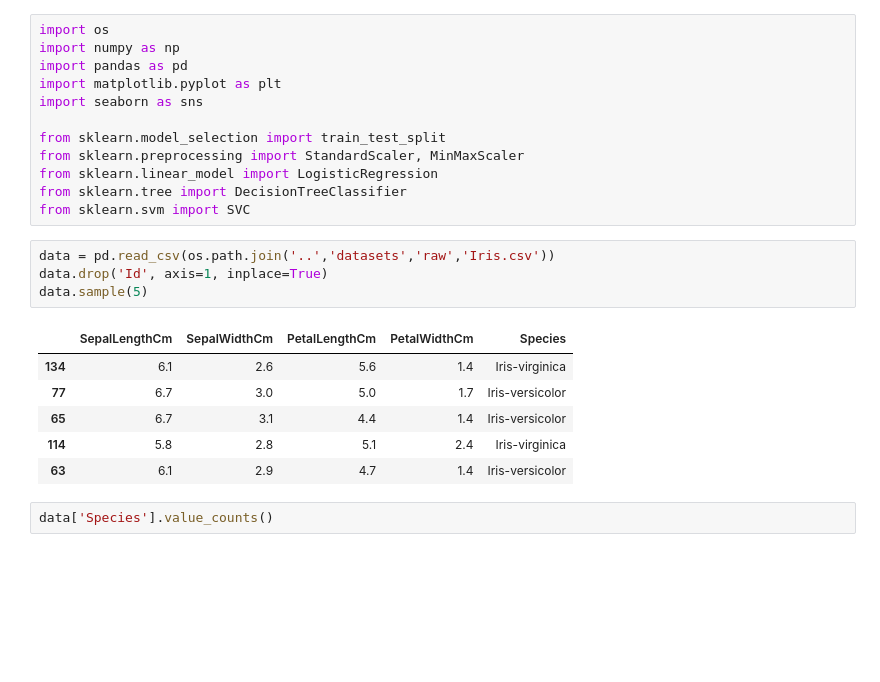
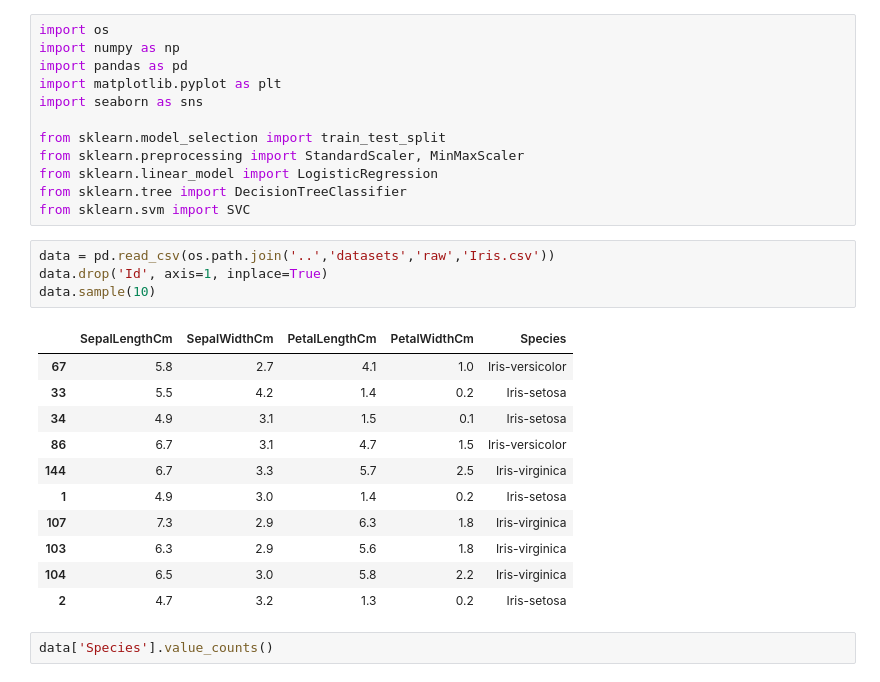
Before and after one commit to PabloJRW/deploying-ML-streamlit, a Jupyter notebook: notebooks/iris.ipynb, the cells around one changed output. Drawn from its saved outputs; the diff is of its cells as text; blank space fills up the shorter version.

```diff
--- a/notebooks/iris.ipynb
+++ b/notebooks/iris.ipynb
@@ -13,14 +13,19 @@ from sklearn.svm import SVC
 # %%
 data = pd.read_csv(os.path.join('..','datasets','raw','Iris.csv'))
 data.drop('Id', axis=1, inplace=True)
-data.sample(5)
+data.sample(10)
 # %% [output]
 |  | SepalLengthCm | SepalWidthCm | PetalLengthCm | PetalWidthCm | Species |
-| 134 | 6.1 | 2.6 | 5.6 | 1.4 | Iris-virginica |
-| 77 | 6.7 | 3.0 | 5.0 | 1.7 | Iris-versicolor |
-| 65 | 6.7 | 3.1 | 4.4 | 1.4 | Iris-versicolor |
-| 114 | 5.8 | 2.8 | 5.1 | 2.4 | Iris-virginica |
-| 63 | 6.1 | 2.9 | 4.7 | 1.4 | Iris-versicolor |
+| 67 | 5.8 | 2.7 | 4.1 | 1.0 | Iris-versicolor |
+| 33 | 5.5 | 4.2 | 1.4 | 0.2 | Iris-setosa |
+| 34 | 4.9 | 3.1 | 1.5 | 0.1 | Iris-setosa |
+| 86 | 6.7 | 3.1 | 4.7 | 1.5 | Iris-versicolor |
+| 144 | 6.7 | 3.3 | 5.7 | 2.5 | Iris-virginica |
+| 1 | 4.9 | 3.0 | 1.4 | 0.2 | Iris-setosa |
+| 107 | 7.3 | 2.9 | 6.3 | 1.8 | Iris-virginica |
+| 103 | 6.3 | 2.9 | 5.6 | 1.8 | Iris-virginica |
+| 104 | 6.5 | 3.0 | 5.8 | 2.2 | Iris-virginica |
+| 2 | 4.7 | 3.2 | 1.3 | 0.2 | Iris-setosa |
 # %%
 data['Species'].value_counts()
 # %% [output]
```
Also changed, not shown: 1 other file.
